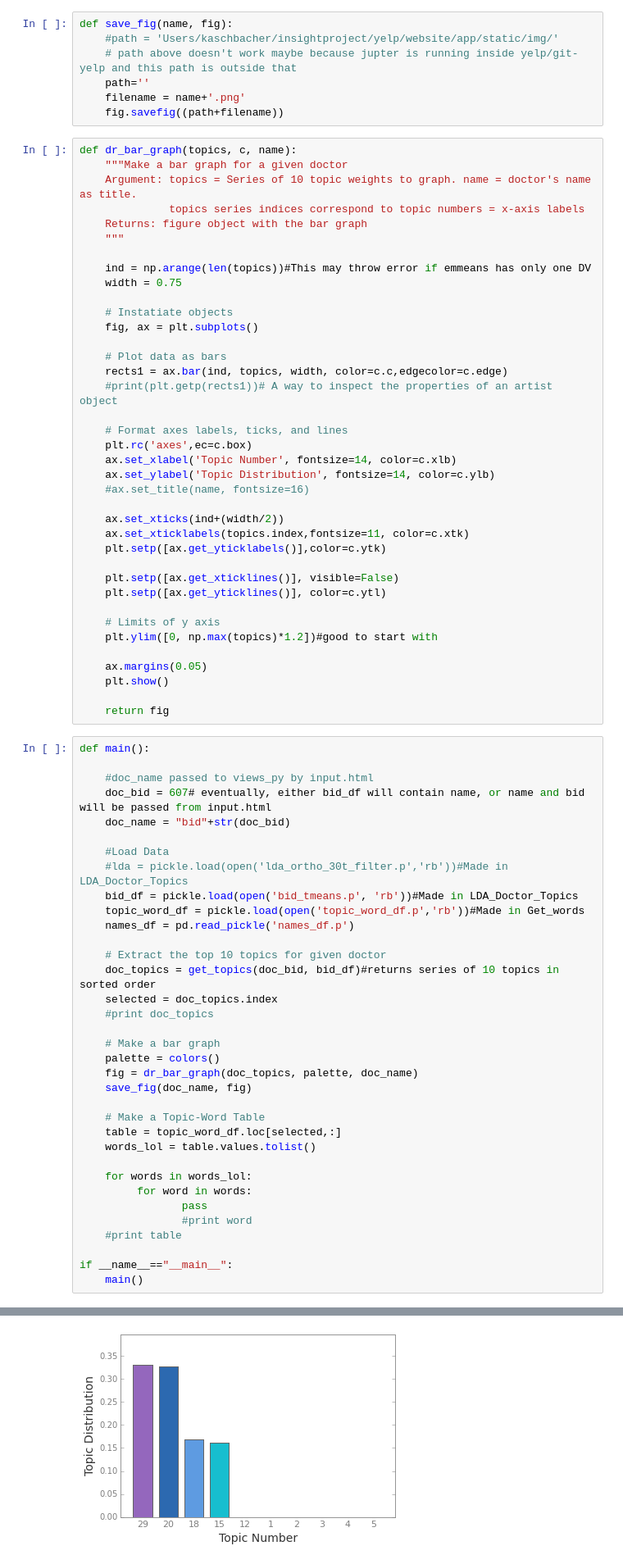
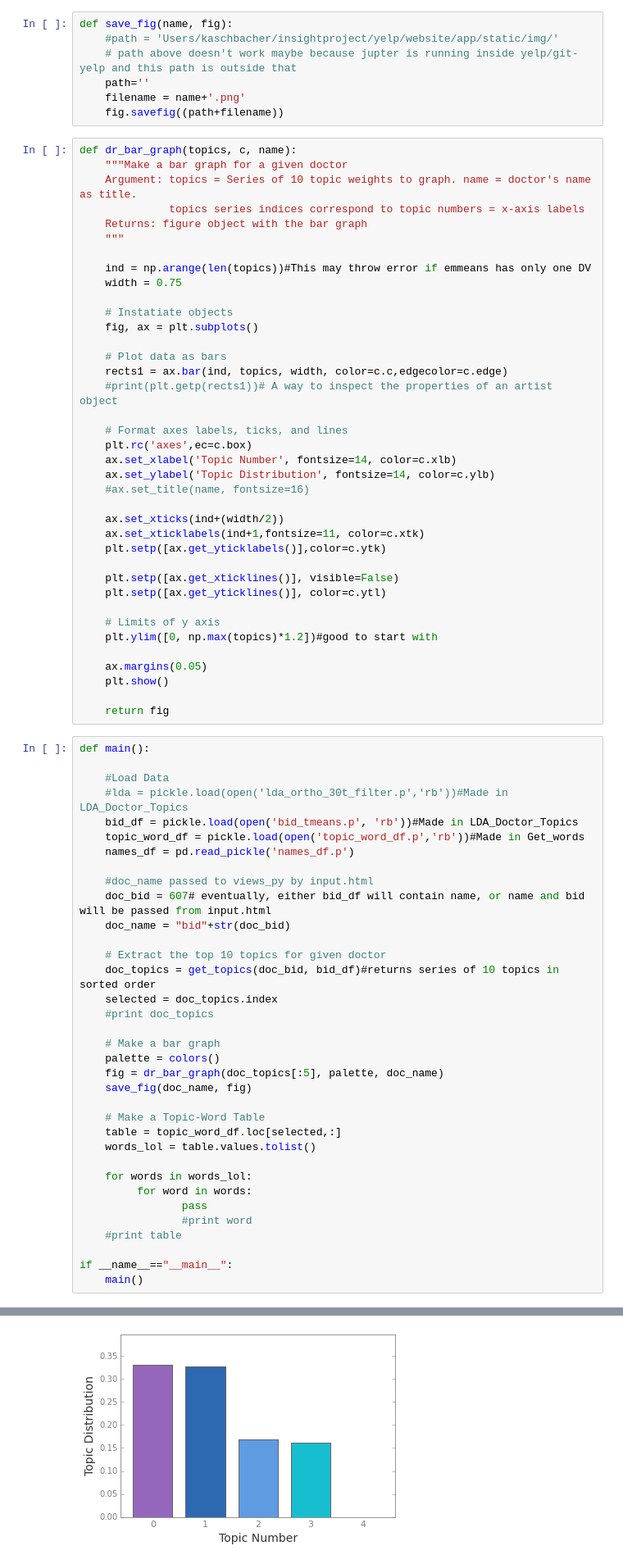
Before and after one commit to kaschbacher/git-yelp, a Jupyter notebook: Graph_Doctor.ipynb, the cells around one changed output, grey strips where cells are left out. Shown: that part at 82% size. Saved outputs shown, nothing was run; the diff lists cells and outputs as text.

Commit message:
revised graph_doctor

```diff
--- a/Graph_Doctor.ipynb
+++ b/Graph_Doctor.ipynb
@@ -119,7 +119,7 @@ def dr_bar_graph(topics, c, name):
     #ax.set_title(name, fontsize=16)
 
     ax.set_xticks(ind+(width/2))
-    ax.set_xticklabels(topics.index,fontsize=11, color=c.xtk)
+    ax.set_xticklabels(ind+1,fontsize=11, color=c.xtk)
     plt.setp([ax.get_yticklabels()],color=c.ytk)
 
     plt.setp([ax.get_xticklines()], visible=False)
@@ -134,16 +134,16 @@ def dr_bar_graph(topics, c, name):
     return fig
 # %%
 def main():
-
-    #doc_name passed to views_py by input.html
-    doc_bid = 607# eventually, either bid_df will contain name, or name and bid will be passed from input.html
-    doc_name = "bid"+str(doc_bid)
 
     #Load Data
     #lda = pickle.load(open('lda_ortho_30t_filter.p','rb'))#Made in LDA_Doctor_Topics
     bid_df = pickle.load(open('bid_tmeans.p', 'rb'))#Made in LDA_Doctor_Topics
     topic_word_df = pickle.load(open('topic_word_df.p','rb'))#Made in Get_words
     names_df = pd.read_pickle('names_df.p')
+
+    #doc_name passed to views_py by input.html
+    doc_bid = 607# eventually, either bid_df will contain name, or name and bid will be passed from input.html
+    doc_name = "bid"+str(doc_bid)
 
     # Extract the top 10 topics for given doctor
     doc_topics = get_topics(doc_bid, bid_df)#returns series of 10 topics in sorted order
@@ -152,7 +152,7 @@ def main():
 
     # Make a bar graph
     palette = colors()
-    fig = dr_bar_graph(doc_topics, palette, doc_name)
+    fig = dr_bar_graph(doc_topics[:5], palette, doc_name)
     save_fig(doc_name, fig)
 
     # Make a Topic-Word Table
@@ -188 +171 @@ BID                                            ...
-[figure, old version]
+[figure, new version]
```
Also changed, not shown: parts of 1 cell of this notebook, 3 other files.
